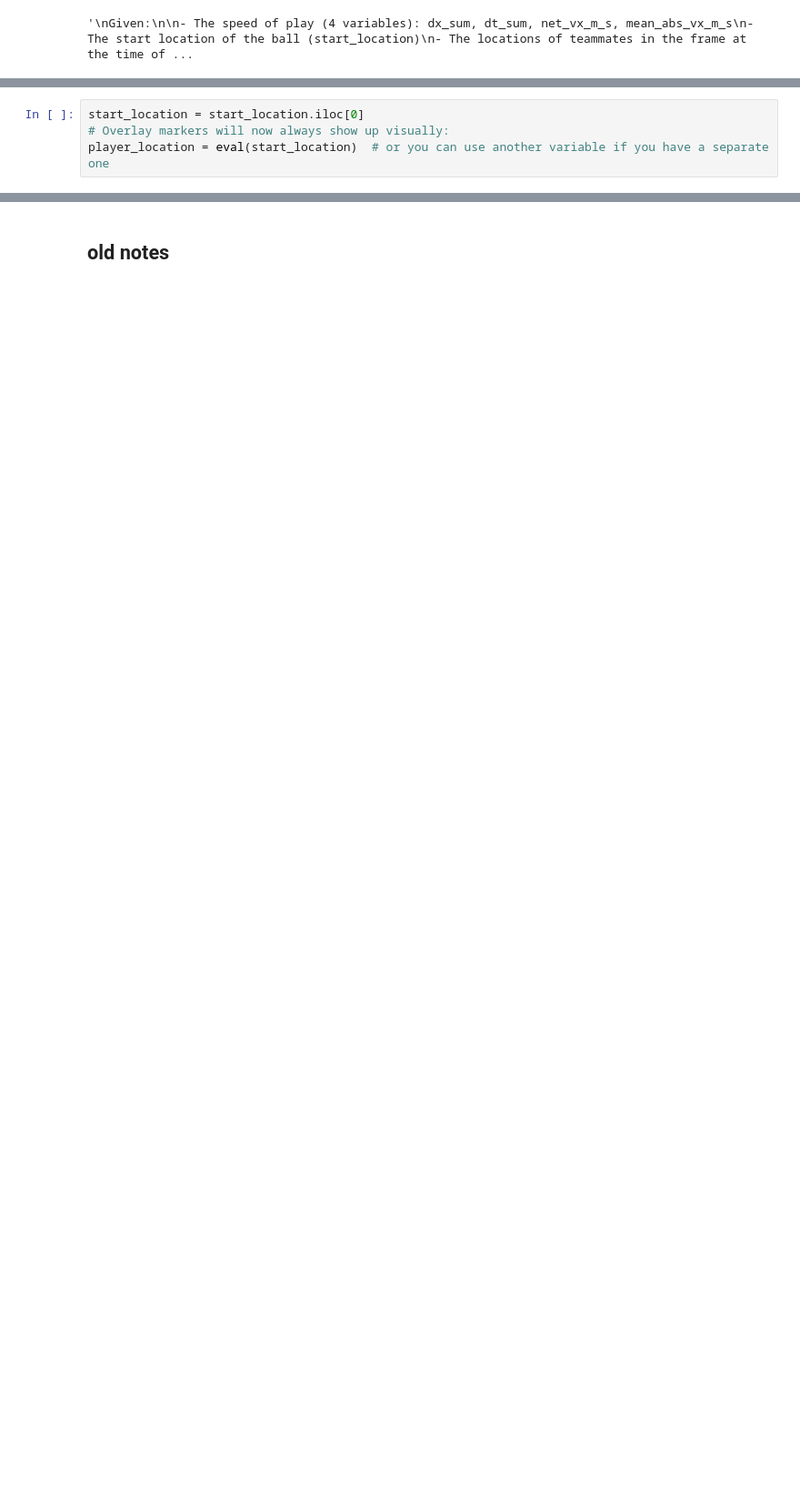
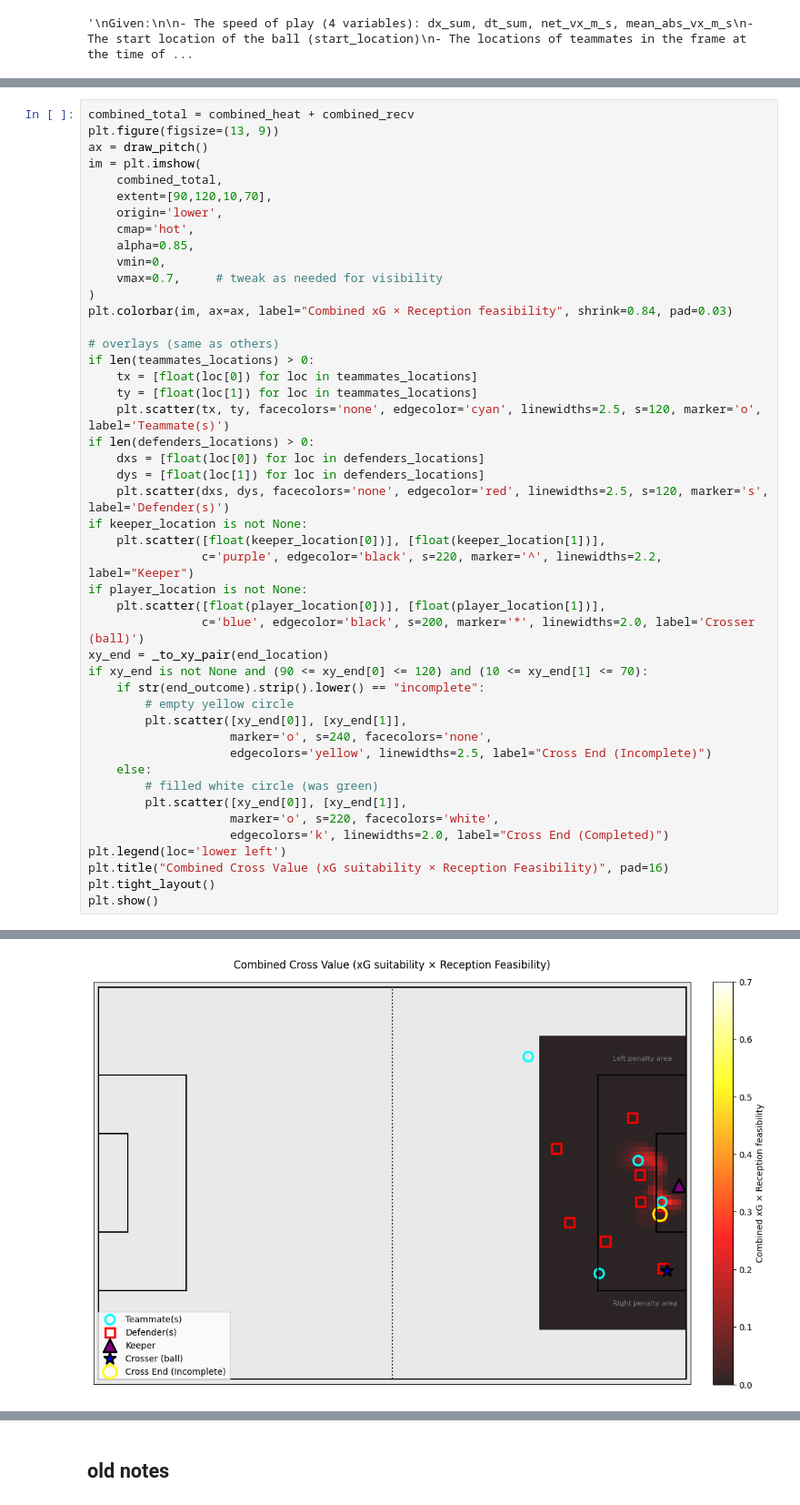
Before and after one commit to finnlsmith/SCOUTING_UI_PROJECT-, a Jupyter notebook: finns_match_level_eda.ipynb, the cells around one changed output, grey strips where cells are left out. Shown at 91% size. Saved outputs shown, nothing was run; the diff lists cells and outputs as text; blank space fills up the shorter version.

```diff
--- a/finns_match_level_eda.ipynb
+++ b/finns_match_level_eda.ipynb
@@ -661,4 +583,0 @@ this_three_sixty
-# %%
-start_location = start_location.iloc[0]
-# Overlay markers will now always show up visually:
-player_location = eval(start_location)  # or you can use another variable if you have a separate one
@@ -1300,0 +1046,47 @@ if heats:
+# %%
+combined_total = combined_heat + combined_recv
+plt.figure(figsize=(13, 9))
+ax = draw_pitch()
+im = plt.imshow(
+    combined_total,
+    extent=[90,120,10,70],
+    origin='lower',
+    cmap='hot',
+    alpha=0.85,
+    vmin=0,
+    vmax=0.7,     # tweak as needed for visibility
+)
+plt.colorbar(im, ax=ax, label="Combined xG × Reception feasibility", shrink=0.84, pad=0.03)
+
+# overlays (same as others)
+if len(teammates_locations) > 0:
+    tx = [float(loc[0]) for loc in teammates_locations]
+    ty = [float(loc[1]) for loc in teammates_locations]
+    plt.scatter(tx, ty, facecolors='none', edgecolor='cyan', linewidths=2.5, s=120, marker='o', label='Teammate(s)')
+if len(defenders_locations) > 0:
+    dxs = [float(loc[0]) for loc in defenders_locations]
+    dys = [float(loc[1]) for loc in defenders_locations]
+    plt.scatter(dxs, dys, facecolors='none', edgecolor='red', linewidths=2.5, s=120, marker='s', label='Defender(s)')
+if keeper_location is not None:
+    plt.scatter([float(keeper_location[0])], [float(keeper_location[1])],
+                c='purple', edgecolor='black', s=220, marker='^', linewidths=2.2, label="Keeper")
+if player_location is not None:
+    plt.scatter([float(player_location[0])], [float(player_location[1])],
+                c='blue', edgecolor='black', s=200, marker='*', linewidths=2.0, label='Crosser (ball)')
+xy_end = _to_xy_pair(end_location)
+if xy_end is not None and (90 <= xy_end[0] <= 120) and (10 <= xy_end[1] <= 70):
+    if str(end_outcome).strip().lower() == "incomplete":
+        # empty yellow circle
+        plt.scatter([xy_end[0]], [xy_end[1]],
+                    marker='o', s=240, facecolors='none',
+                    edgecolors='yellow', linewidths=2.5, label="Cross End (Incomplete)")
+    else:
+        # filled white circle (was green)
+        plt.scatter([xy_end[0]], [xy_end[1]],
+                    marker='o', s=220, facecolors='white',
+                    edgecolors='k', linewidths=2.0, label="Cross End (Completed)")
+plt.legend(loc='lower left')
+plt.title("Combined Cross Value (xG suitability × Reception Feasibility)", pad=16)
+plt.tight_layout()
+plt.show()
+# %% [output]
@@ -1300,0 +1094 @@ if heats:
+[figure, added]
```
Also changed, not shown: parts of 11 cells of this notebook.
